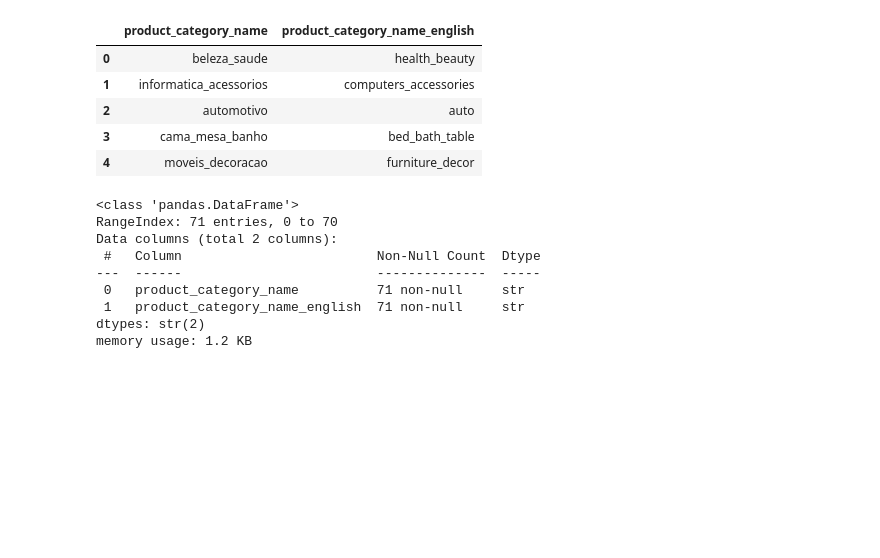
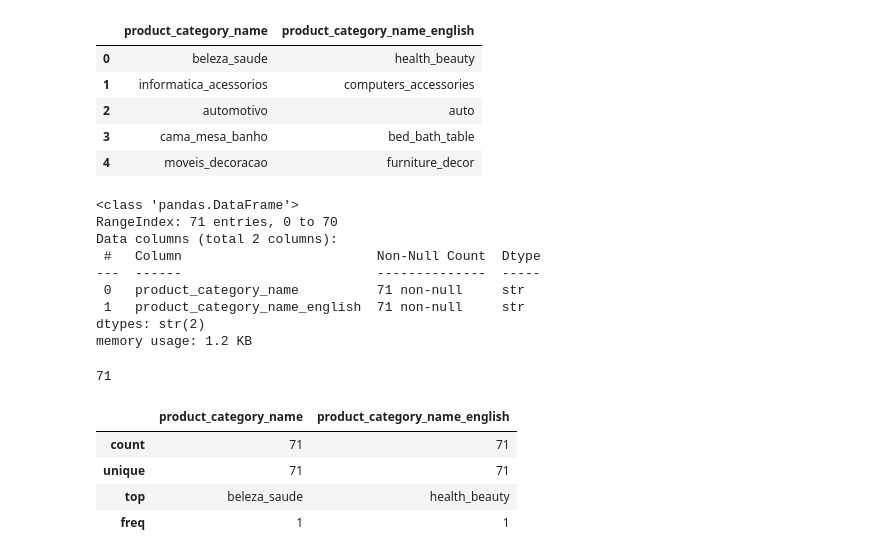
Before and after one commit to Armanix-01/Olist-Logistics-Intelligence, a Jupyter notebook: notebooks/feature_eng_and_EDA.ipynb, the cells around one changed output. Cells and saved outputs as stored; diff of their text form; code cells hidden in the pictures; blank space fills up the shorter version.

```diff
--- a/notebooks/feature_eng_and_EDA.ipynb
+++ b/notebooks/feature_eng_and_EDA.ipynb
@@ -846,3 +846,15 @@ Data columns (total 2 columns):
  1   product_category_name_english  71 non-null     str
 dtypes: str(2)
 memory usage: 1.2 KB
+# %%
+category_name_translation_df.product_category_name.nunique()
+# %% [output]
+71
+# %%
+category_name_translation_df.describe()
+# %% [output]
+|  | product_category_name | product_category_name_english |
+| count | 71 | 71 |
+| unique | 71 | 71 |
+| top | beleza_saude | health_beauty |
+| freq | 1 | 1 |
```
Also changed, not shown: parts of 6 cells of this notebook, 25 other files.
